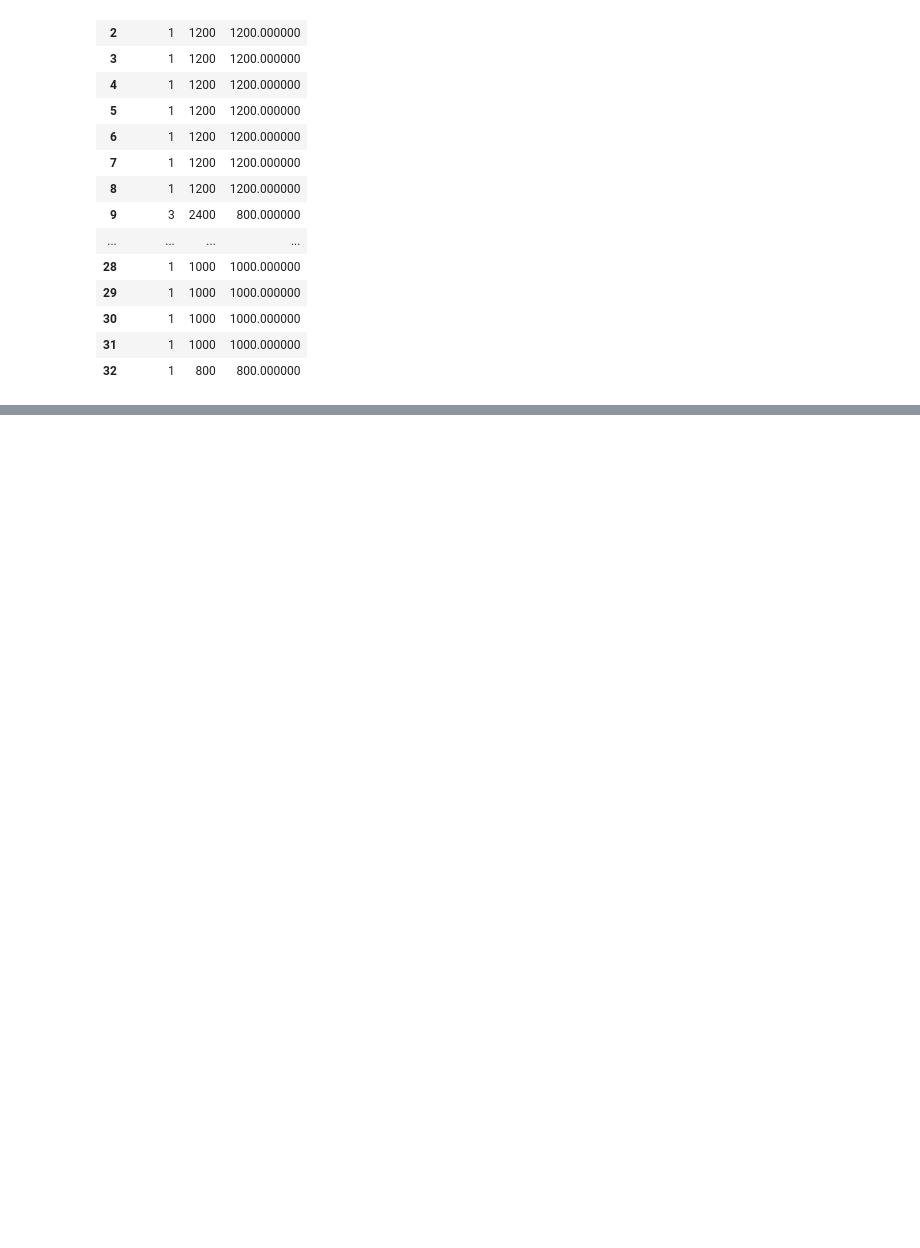
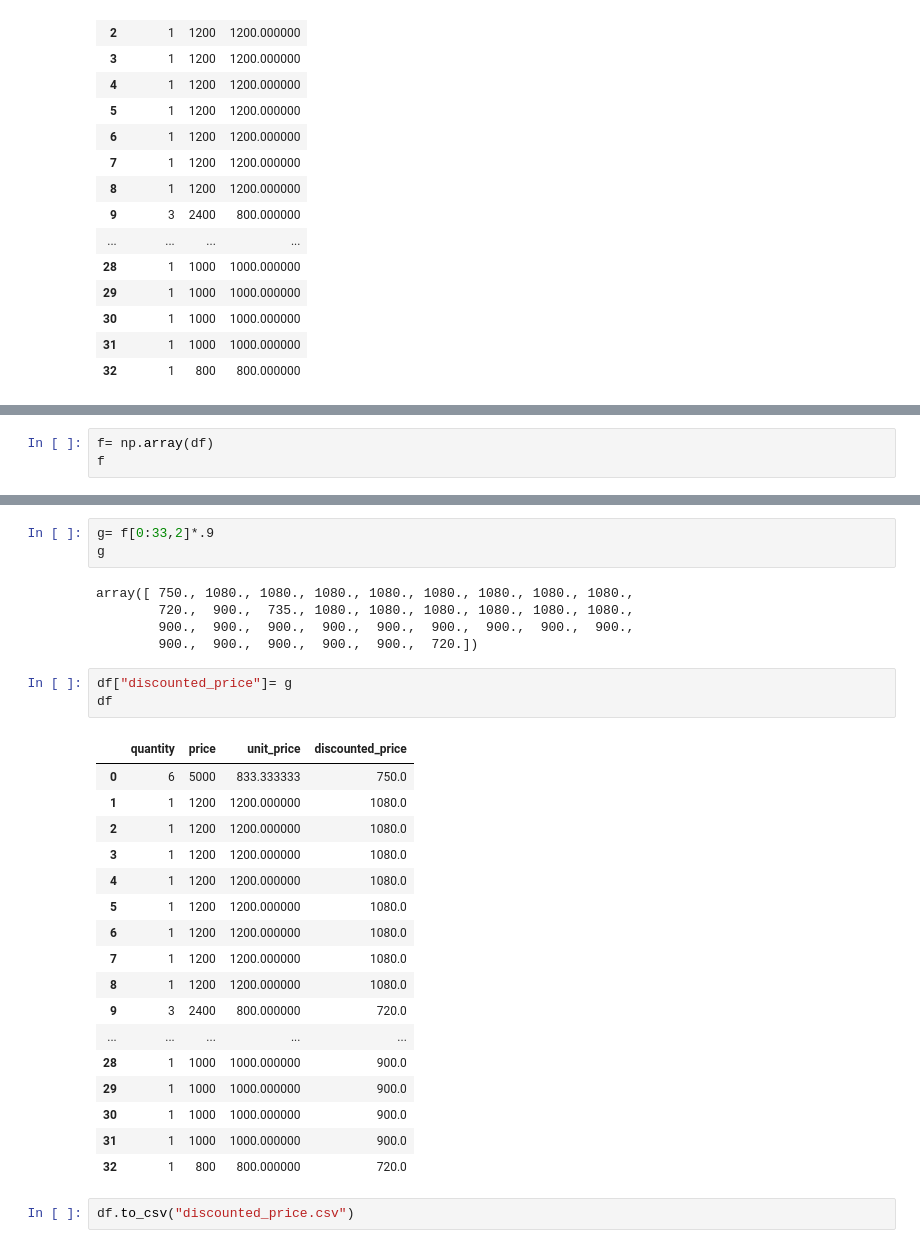
Before and after one commit to yejide/pandas-and-numpy-basics, a Jupyter notebook: pandasNumpy.ipynb, the cells around one changed output, grey strips where cells are left out. Saved outputs shown, nothing was run; the diff lists cells and outputs as text; blank space fills up the shorter version.

```diff
--- a/pandasNumpy.ipynb
+++ b/pandasNumpy.ipynb
@@ -141,0 +144,3 @@ df
+# %%
+f= np.array(df)
+f
@@ -141,0 +185,31 @@ df
+# %%
+g= f[0:33,2]*.9
+g
+# %% [output]
+array([ 750., 1080., 1080., 1080., 1080., 1080., 1080., 1080., 1080.,
+        720.,  900.,  735., 1080., 1080., 1080., 1080., 1080., 1080.,
+        900.,  900.,  900.,  900.,  900.,  900.,  900.,  900.,  900.,
+        900.,  900.,  900.,  900.,  900.,  720.])
+# %%
+df["discounted_price"]= g
+df
+# %% [output]
+|  | quantity | price | unit_price | discounted_price |
+| 0 | 6 | 5000 | 833.333333 | 750.0 |
+| 1 | 1 | 1200 | 1200.000000 | 1080.0 |
+| 2 | 1 | 1200 | 1200.000000 | 1080.0 |
+| 3 | 1 | 1200 | 1200.000000 | 1080.0 |
+| 4 | 1 | 1200 | 1200.000000 | 1080.0 |
+| 5 | 1 | 1200 | 1200.000000 | 1080.0 |
+| 6 | 1 | 1200 | 1200.000000 | 1080.0 |
+| 7 | 1 | 1200 | 1200.000000 | 1080.0 |
+| 8 | 1 | 1200 | 1200.000000 | 1080.0 |
+| 9 | 3 | 2400 | 800.000000 | 720.0 |
+| ... | ... | ... | ... | ... |
+| 28 | 1 | 1000 | 1000.000000 | 900.0 |
+| 29 | 1 | 1000 | 1000.000000 | 900.0 |
+| 30 | 1 | 1000 | 1000.000000 | 900.0 |
+| 31 | 1 | 1000 | 1000.000000 | 900.0 |
+| 32 | 1 | 800 | 800.000000 | 720.0 |
+# %%
+df.to_csv("discounted_price.csv")
```
Also changed, not shown: parts of 6 cells of this notebook.
